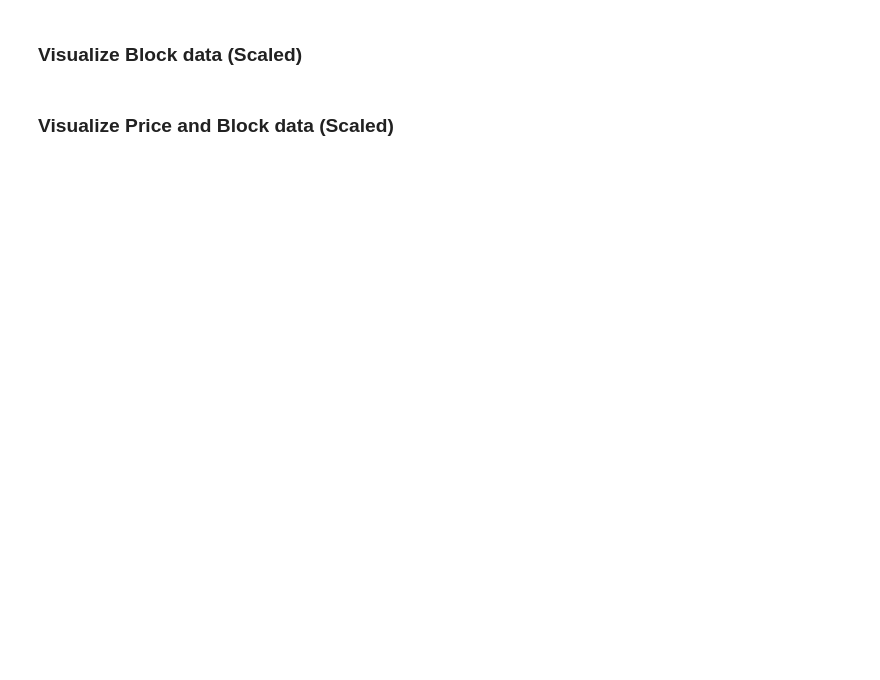
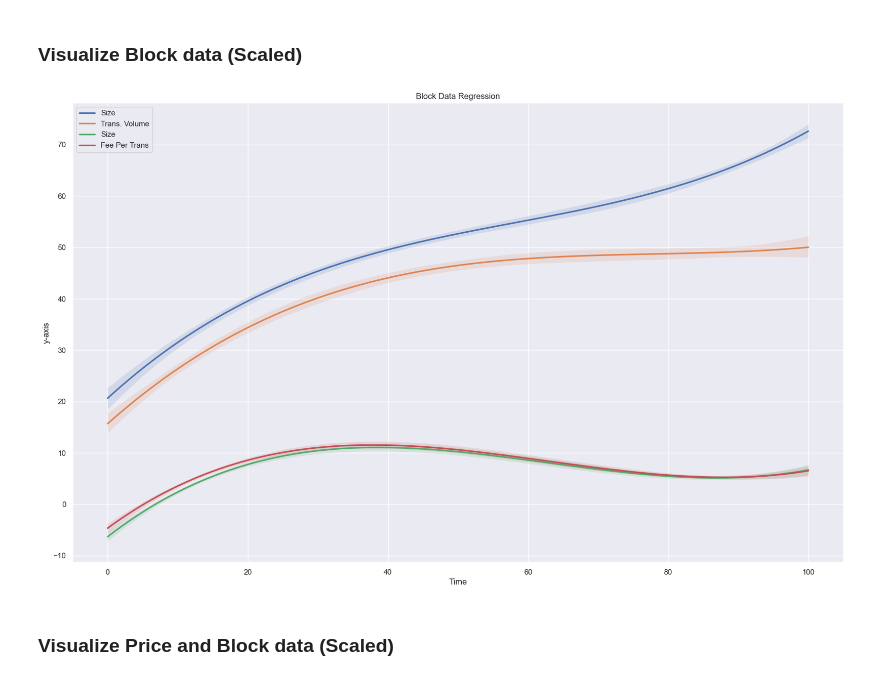
Before and after one commit to larry-lime/btc-stat-analysis, a Jupyter notebook: src/price_and_block/price_and_block.ipynb, the cells around one changed output. Drawn from its saved outputs; the diff is of its cells as text; code cells hidden in the pictures; blank space fills up the shorter version.

```diff
--- a/src/price_and_block/price_and_block.ipynb
+++ b/src/price_and_block/price_and_block.ipynb
@@ -311,12 +428,7 @@ plt.show()
 # %% [markdown]
 ### Visualize Block data (Scaled)
-# %%
-
-price_and_block_scaled = pk.load(open("binary\\price_and_block_scaled.p", "rb" ))
-for i in price_and_block_scaled:
-    print(i)
 # %%
-price_and_block_scaled = pk.load(open("binary\\price_and_block_scaled.p", "rb" ))
+price_and_block_scaled = pk.load(open("binary/price_and_block_scaled.p", "rb" ))
 
 plt.subplots(figsize= (20,12))
 
@@ -344,34 +456,36 @@ sns.regplot(x='Height',
             order=3)
 
 sns.regplot(x='Height',
             y='Avg. Transaction Fee',
             data=price_and_block_scaled,
             label='Fee Per Trans',
             scatter=False,
             order=3)
 
 # sns.lineplot(x='Height',
 #             y='Bitcoin',
 #             data=price_and_block_scaled,
 #             label='Bitcoin Searches',
 #             linestyle="dashed")
 
 # sns.lineplot(x='Height',
 #             y='Ethereum',
 #             data=price_and_block_scaled,
 #             label='Ethereum Searches',
 #             linestyle="dashed")
 
 plt.title("Block Data Regression")
 plt.xlabel('Time')
 plt.ylabel('y-axis')
 # plt.ylim([0, 100])
 
 plt.legend(loc='upper left')
 
 # Save plot
-plt.savefig("plots\\block_and_search_data_regression.jpg", dpi = 300)
+plt.savefig("plots/block_and_search_data_regression.jpg", dpi = 300)
 plt.show()
+# %% [output]
+[figure, added]
 # %% [markdown]
 ### Visualize Price and Block data (Scaled)
 # %%
```
Also changed, not shown: parts of 54 cells of this notebook, 10 other files.
